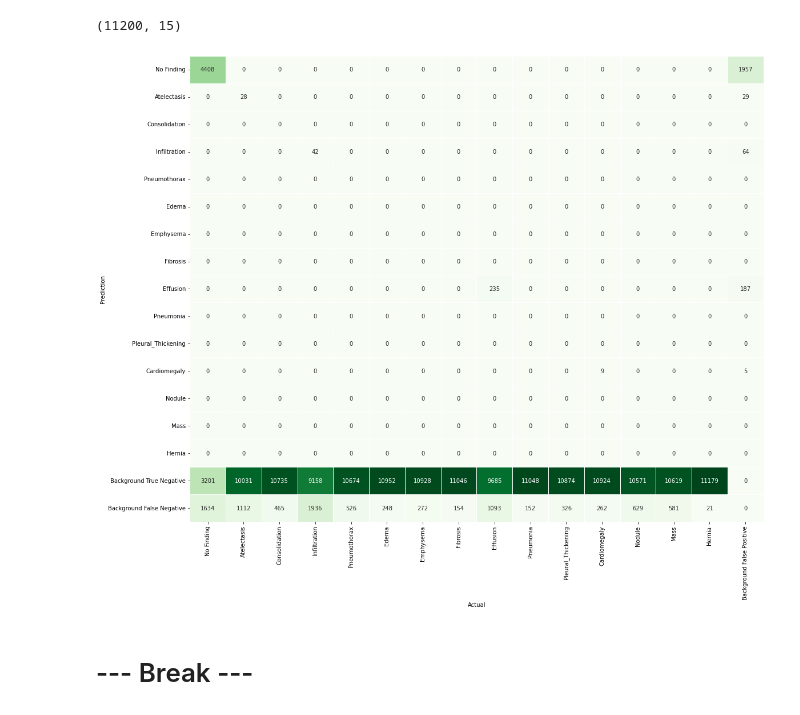
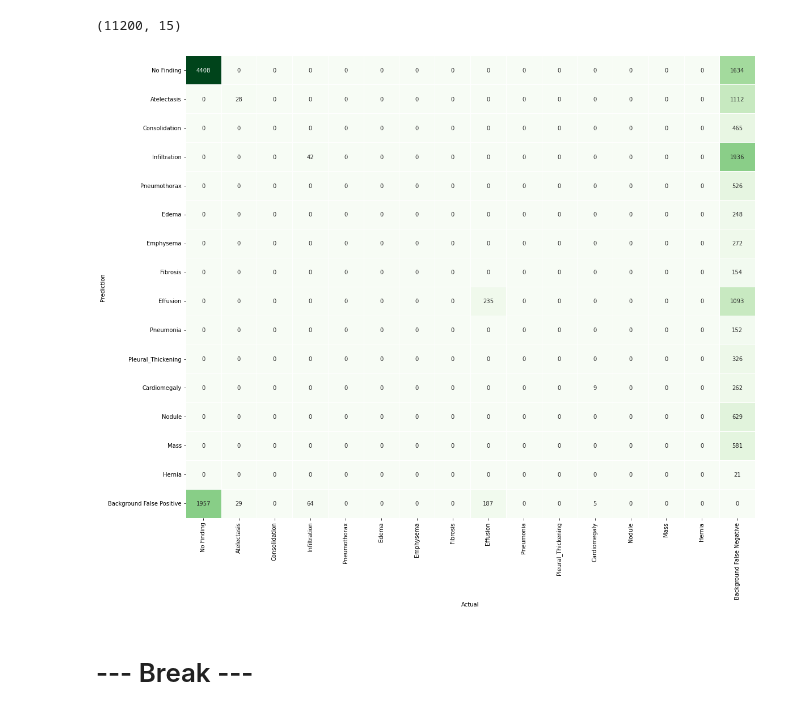
Before and after one commit to chonsawat/ChestXray-14, a Jupyter notebook: Confusion_Metrics.ipynb, the cells around one changed output. Drawn from its saved outputs; the diff is of its cells as text; code cells hidden in the pictures.

Commit message:
FixBug: Confusion Metrics

```diff
--- a/Confusion_Metrics.ipynb
+++ b/Confusion_Metrics.ipynb
@@ -142,49 +158,51 @@ class ConfusionMetrics:
         self.counts = 0
 
     def fit(self, y_trues, y_preds):
-        confusion_metrics = np.zeros(shape=(y_trues.shape[-1]+2,
+        confusion_metrics = np.zeros(shape=(y_trues.shape[-1]+1,
                                             y_preds.shape[-1]+1))
         for y_true, y_pred in zip(y_trues, y_preds):
             # print("==== Round {} ====".format(self.counts))
-            # print("Artual :", y_true)
+            # print("Actual :", y_true)
             # print("Predict:", y_pred)
             for (idx, (element_true, element_pred)) in enumerate(zip(y_true, y_pred)):
-                # print(idx, (element_true, element_pred))
+                # True Positive
                 if element_true == element_pred and element_true == 1:
                     confusion_metrics[idx, idx] = confusion_metrics[idx, idx] + 1
+
+                # False Negative
                 elif element_true != element_pred and element_true == 1:
-                    confusion_metrics[-1, idx] = confusion_metrics[-1, idx] + 1
-                elif element_true == element_pred and element_true == 0:
-                    confusion_metrics[-2, idx] = confusion_metrics[-2, idx] + 1
+                    col_idx = 15
+                    confusion_metrics[idx, col_idx] = confusion_metrics[idx, col_idx] + 1
+
+                # False Positive
                 elif element_true != element_pred and element_true == 0:
-                    confusion_metrics[idx, -1] = confusion_metrics[idx, -1] + 1
-                else:
-                    raise ValueError("Not Found in comparison case!!!")
+                    row_idx = 15
+                    confusion_metrics[row_idx, idx] = confusion_metrics[row_idx, idx] + 1
 
             # if self.counts == 5:
             #     break
 
-            # self.counts = self.counts + 1
+            self.counts = self.counts + 1
         return confusion_metrics, self.col_names
 
 confusion_metrics, col_names = ConfusionMetrics().fit(y_true, y_preds)
 plt.figure(figsize=(18, 15))
 confusion_metrics_plot =  sns.heatmap(confusion_metrics,
                                       cmap="Greens",
                                       annot=True,
                                       label=True,
                                       fmt=".10g",
                                       cbar=False,
                                       linewidths=.5,
-                                      xticklabels=col_names + ["Background False Positive"],
-                                      yticklabels=col_names + ["Background True Negative", "Background False Negative"])
+                                      xticklabels=col_names + ["Background False Negative"],
+                                      yticklabels=col_names + ["Background False Positive"])
 plt.ylabel("Prediction")
 plt.xlabel("Actual")
 fig = confusion_metrics_plot.get_figure()
 fig.savefig("Multi_Label_Confusion_Metrics_Resnet50.png")
 plt.show();
 # %% [output]
-[figure, old version]
+[figure, new version]
 # %% [markdown]
 # --- Break ---
 # %%
```
Also changed, not shown: parts of 3 cells of this notebook.
